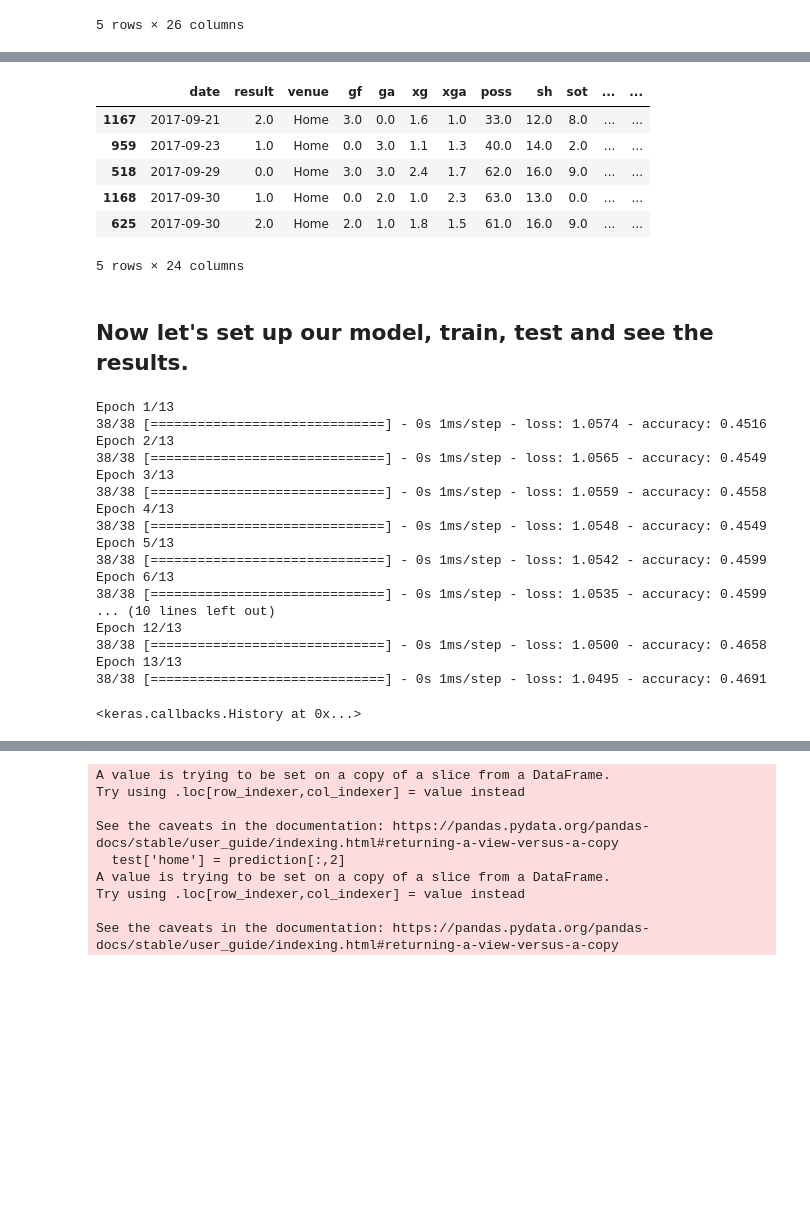
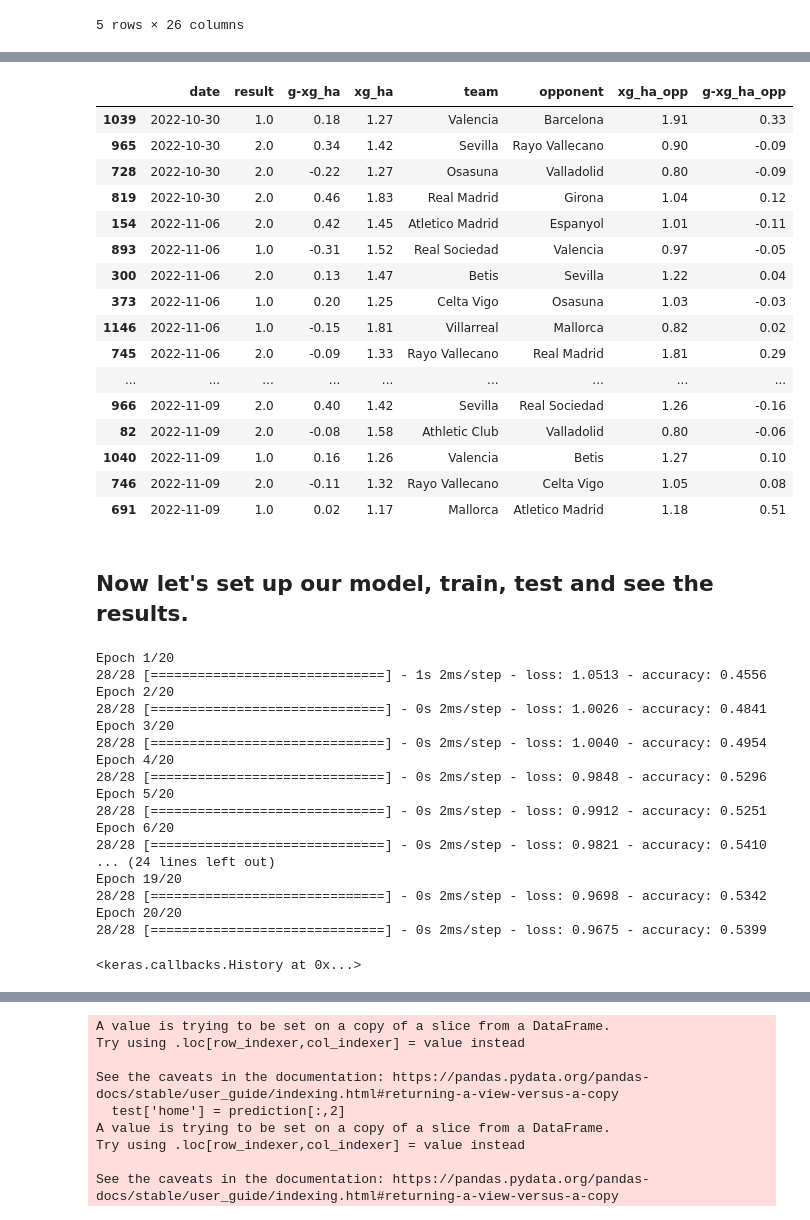
Before and after one commit to Miserry/Neural_network_predicting_football, a Jupyter notebook: Neural_training.ipynb, the cells around one changed output, grey strips where cells are left out. Drawn from its saved outputs; the diff is of its cells as text; code cells hidden in the pictures; blank space fills up the shorter version.

```diff
--- a/Neural_training.ipynb
+++ b/Neural_training.ipynb
@@ -62,7 +142,7 @@ away = matches[~is_home]
 # %%
 #Setting up our data, so we can add opponents value at the current time to our DataFrame.
 home = home.merge(
-    away[["date", "opponent", "team", "xg", "xga", "sh", "poss", "g-xg"]],
+    away[["date", "opponent", "team", "xg", "xga", "sh", "poss", "g-xg", "xg_ha", "xga_ha", "g-xg_ha"]],
     left_on=["date", "team", "opponent"],
     right_on=["date", "opponent", "team"],
     how="outer",
@@ -89,13 +181,14 @@ group = grouped_matches.get_group("Real Madrid")
 #Short function to get rolling averages as our predictors from last 3 matches.
 def rolling_averages(group, cols, new_cols):
     group = group.sort_values('date')
-    rolling_stats = group[cols].rolling(3, closed='left').mean()
+    rolling_stats = group[cols].rolling(35, closed='left').mean()
     group[new_cols] = rolling_stats
     group = group.dropna(subset=new_cols)
     return group
 # %%
 #cols = ['poss', 'sh', 'xg', 'xga', 'g-xg', 'poss_opp', 'sh_opp', 'xg_opp', 'xga_opp', 'g-xg_opp']
-cols = ['xg', 'g-xg', 'xg_opp', 'g-xg_opp']
+predictors = ['xg_ha', 'xga_ha', 'xg_ha_opp', 'xga_ha_opp', 'g-xg_ha', 'g-xg_ha_opp']
+cols = ['xg', 'xga', 'g-xg', 'xg_opp', 'xga_opp', 'g-xg_opp']
 new_cols = [f"{c}R" for c in cols]
 # %%
 #Getting the rolling averages.
@@ -103,4 +196,4 @@ matches_rolling = matches.groupby('team').apply(lambda x: rolling_averages(x, co
 matches_rolling = matches_rolling.droplevel('team')
 matches_rolling.index = range(matches_rolling.shape[0])
 # %%
-matches_rolling.head()
+matches_rolling = matches_rolling[matches_rolling['date'] <= '2022-11-14']
@@ -116,15 +201,25 @@ matches_rolling.head()
 df = matches_rolling
 df = df.sort_values('date')
 # %%
-df.head()
+df[['date', 'result', 'g-xg_ha', 'xg_ha', 'team', 'opponent', 'xg_ha_opp', 'g-xg_ha_opp']].round(2)[-20:]
 # %% [output]
-|  | date | result | venue | gf | ga | xg | xga | poss | sh | sot | ... | ... |
-| 1167 | 2017-09-21 | 2.0 | Home | 3.0 | 0.0 | 1.6 | 1.0 | 33.0 | 12.0 | 8.0 | ... | ... |
-| 959 | 2017-09-23 | 1.0 | Home | 0.0 | 3.0 | 1.1 | 1.3 | 40.0 | 14.0 | 2.0 | ... | ... |
-| 518 | 2017-09-29 | 0.0 | Home | 3.0 | 3.0 | 2.4 | 1.7 | 62.0 | 16.0 | 9.0 | ... | ... |
-| 1168 | 2017-09-30 | 1.0 | Home | 0.0 | 2.0 | 1.0 | 2.3 | 63.0 | 13.0 | 0.0 | ... | ... |
-| 625 | 2017-09-30 | 2.0 | Home | 2.0 | 1.0 | 1.8 | 1.5 | 61.0 | 16.0 | 9.0 | ... | ... |
+|  | date | result | g-xg_ha | xg_ha | team | opponent | xg_ha_opp | g-xg_ha_opp |
+| 1039 | 2022-10-30 | 1.0 | 0.18 | 1.27 | Valencia | Barcelona | 1.91 | 0.33 |
+| 965 | 2022-10-30 | 2.0 | 0.34 | 1.42 | Sevilla | Rayo Vallecano | 0.90 | -0.09 |
+| 728 | 2022-10-30 | 2.0 | -0.22 | 1.27 | Osasuna | Valladolid | 0.80 | -0.09 |
+| 819 | 2022-10-30 | 2.0 | 0.46 | 1.83 | Real Madrid | Girona | 1.04 | 0.12 |
+| 154 | 2022-11-06 | 2.0 | 0.42 | 1.45 | Atletico Madrid | Espanyol | 1.01 | -0.11 |
+| 893 | 2022-11-06 | 1.0 | -0.31 | 1.52 | Real Sociedad | Valencia | 0.97 | -0.05 |
+| 300 | 2022-11-06 | 2.0 | 0.13 | 1.47 | Betis | Sevilla | 1.22 | 0.04 |
+| 373 | 2022-11-06 | 1.0 | 0.20 | 1.25 | Celta Vigo | Osasuna | 1.03 | -0.03 |
+| 1146 | 2022-11-06 | 1.0 | -0.15 | 1.81 | Villarreal | Mallorca | 0.82 | 0.02 |
+| 745 | 2022-11-06 | 2.0 | -0.09 | 1.33 | Rayo Vallecano | Real Madrid | 1.81 | 0.29 |
+| ... | ... | ... | ... | ... | ... | ... | ... | ... |
+| 966 | 2022-11-09 | 2.0 | 0.40 | 1.42 | Sevilla | Real Sociedad | 1.26 | -0.16 |
+| 82 | 2022-11-09 | 2.0 | -0.08 | 1.58 | Athletic Club | Valladolid | 0.80 | -0.06 |
+| 1040 | 2022-11-09 | 1.0 | 0.16 | 1.26 | Valencia | Betis | 1.27 | 0.10 |
+| 746 | 2022-11-09 | 2.0 | -0.11 | 1.32 | Rayo Vallecano | Celta Vigo | 1.05 | 0.08 |
+| 691 | 2022-11-09 | 1.0 | 0.02 | 1.17 | Mallorca | Atletico Madrid | 1.18 | 0.51 |
-5 rows × 24 columns
 # %% [markdown]
 ## Now let's set up our model, train, test and see the results.
 # %%
@@ -144,22 +241,22 @@ test = df[df['date'] > '2021-01-01']
 # %%
-model.fit(train[new_cols], train['result'], epochs=13)
+model.fit(train[predictors + new_cols], train['result'], epochs=20)
 # %% [output]
-Epoch 1/13
-38/38 [==============================] - 0s 1ms/step - loss: 1.0574 - accuracy: 0.4516
-Epoch 2/13
-38/38 [==============================] - 0s 1ms/step - loss: 1.0565 - accuracy: 0.4549
-Epoch 3/13
-38/38 [==============================] - 0s 1ms/step - loss: 1.0559 - accuracy: 0.4558
-Epoch 4/13
-38/38 [==============================] - 0s 1ms/step - loss: 1.0548 - accuracy: 0.4549
-Epoch 5/13
-38/38 [==============================] - 0s 1ms/step - loss: 1.0542 - accuracy: 0.4599
-Epoch 6/13
-38/38 [==============================] - 0s 1ms/step - loss: 1.0535 - accuracy: 0.4599
-... (10 lines left out)
-Epoch 12/13
-38/38 [==============================] - 0s 1ms/step - loss: 1.0500 - accuracy: 0.4658
-Epoch 13/13
-38/38 [==============================] - 0s 1ms/step - loss: 1.0495 - accuracy: 0.4691
+Epoch 1/20
+28/28 [==============================] - 1s 2ms/step - loss: 1.0513 - accuracy: 0.4556
+Epoch 2/20
+28/28 [==============================] - 0s 2ms/step - loss: 1.0026 - accuracy: 0.4841
+Epoch 3/20
+28/28 [==============================] - 0s 2ms/step - loss: 1.0040 - accuracy: 0.4954
+Epoch 4/20
+28/28 [==============================] - 0s 2ms/step - loss: 0.9848 - accuracy: 0.5296
+Epoch 5/20
+28/28 [==============================] - 0s 2ms/step - loss: 0.9912 - accuracy: 0.5251
+Epoch 6/20
+28/28 [==============================] - 0s 2ms/step - loss: 0.9821 - accuracy: 0.5410
+... (24 lines left out)
+Epoch 19/20
+28/28 [==============================] - 0s 2ms/step - loss: 0.9698 - accuracy: 0.5342
+Epoch 20/20
+28/28 [==============================] - 0s 2ms/step - loss: 0.9675 - accuracy: 0.5399
 <keras.callbacks.History at 0x...>
 # %%
```
Also changed, not shown: parts of 21 cells of this notebook.
